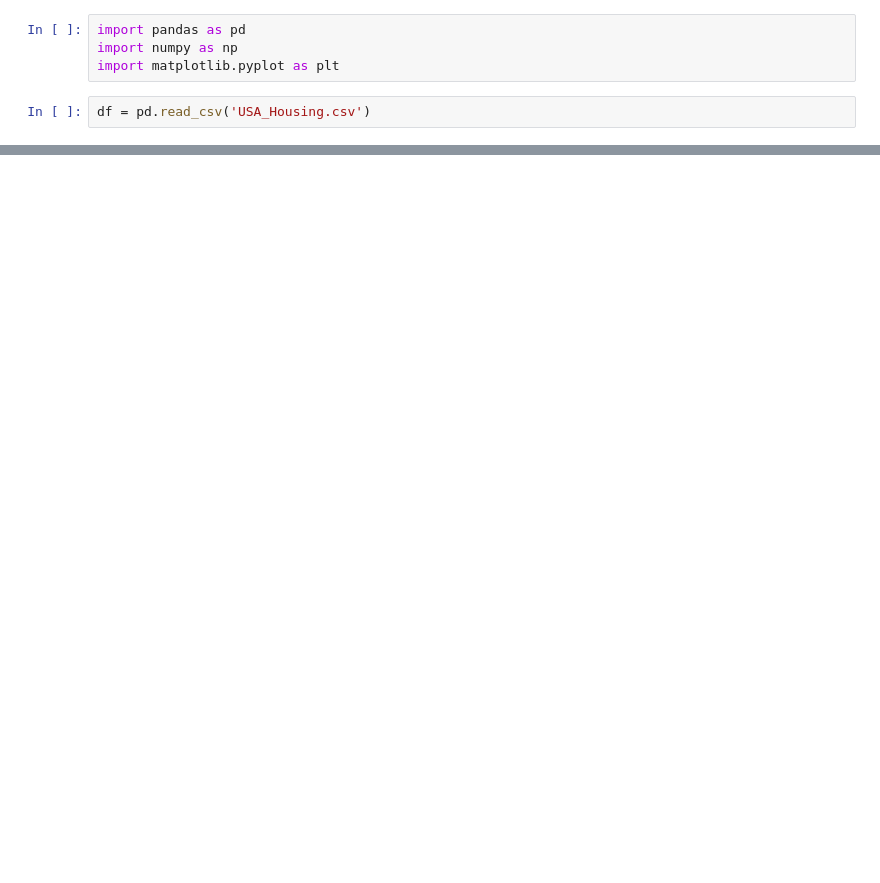
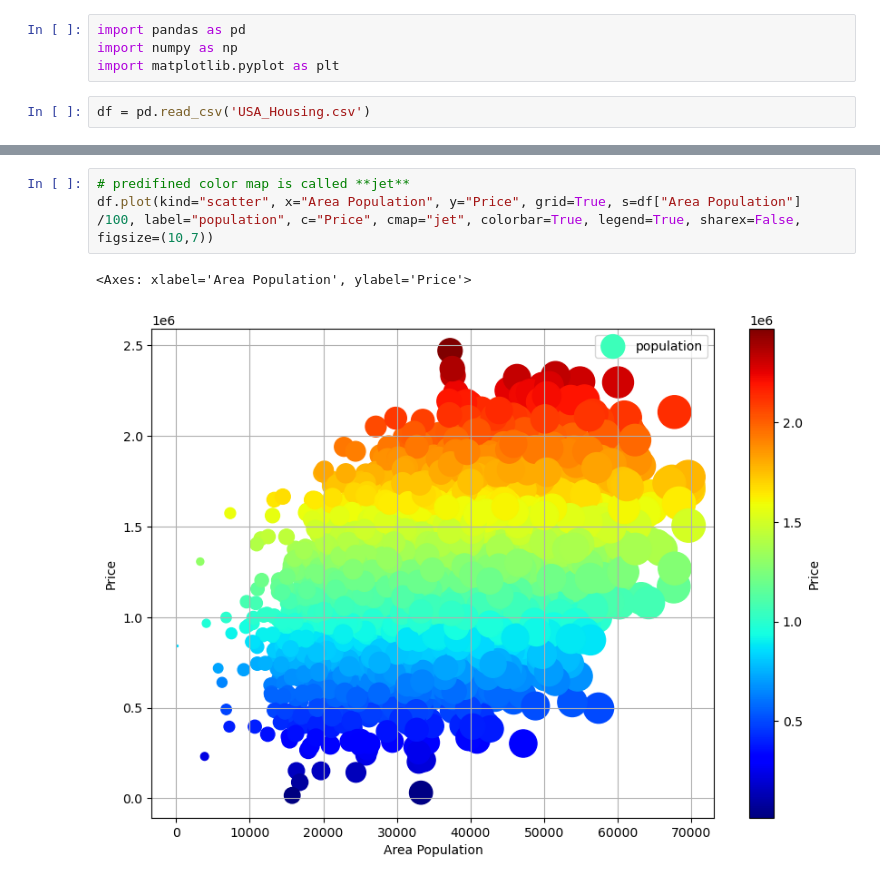
Before and after one commit to tashfeensubhani/practisedatascientist, a Jupyter notebook: chapter_2/Data Visualizations.ipynb, the cells around one changed output, grey strips where cells are left out. Cells and saved outputs as stored; diff of their text form; blank space fills up the shorter version.

```diff
--- a/chapter_2/Data Visualizations.ipynb
+++ b/chapter_2/Data Visualizations.ipynb
@@ -20,0 +31,6 @@ df.head(10)
+# %%
+# predifined color map is called **jet**
+df.plot(kind="scatter", x="Area Population", y="Price", grid=True, s=df["Area Population"] /100, label="population", c="Price", cmap="jet", colorbar=True, legend=True, sharex=False, figsize=(10,7))
+# %% [output]
+<Axes: xlabel='Area Population', ylabel='Price'>
+[figure, added]
```
Also changed, not shown: parts of 2 cells of this notebook.
